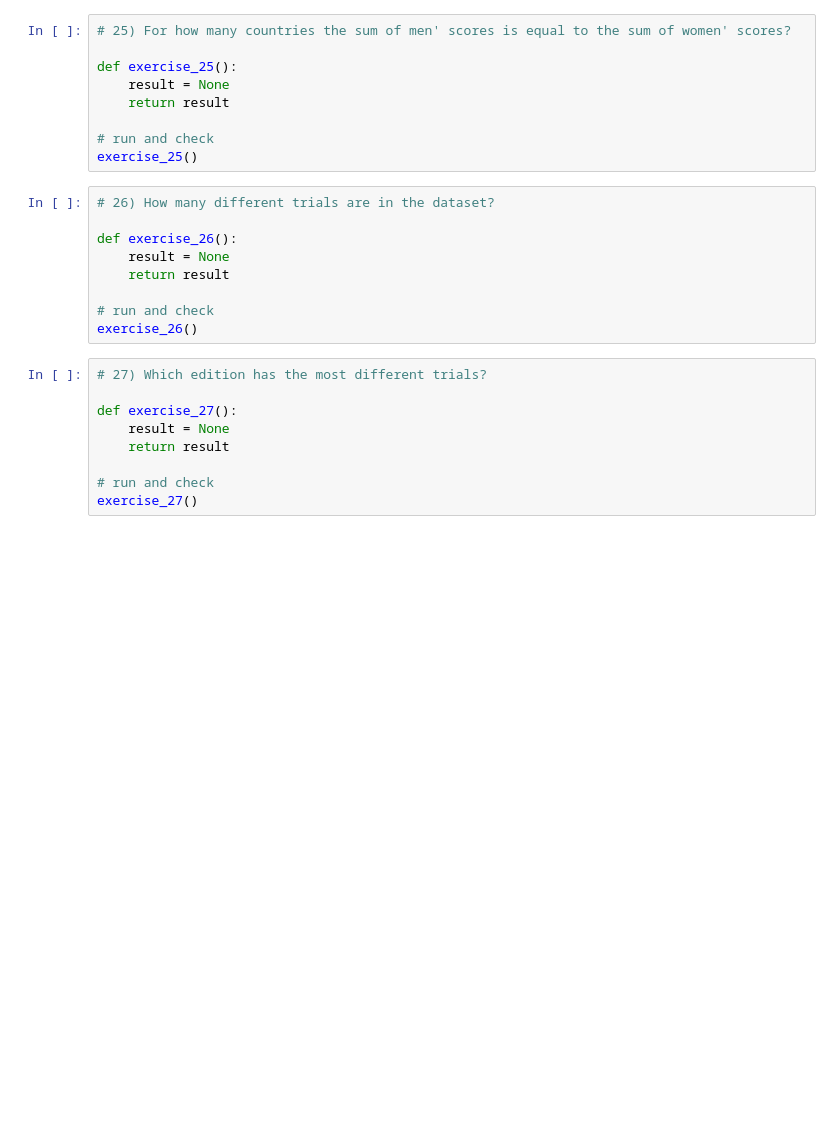
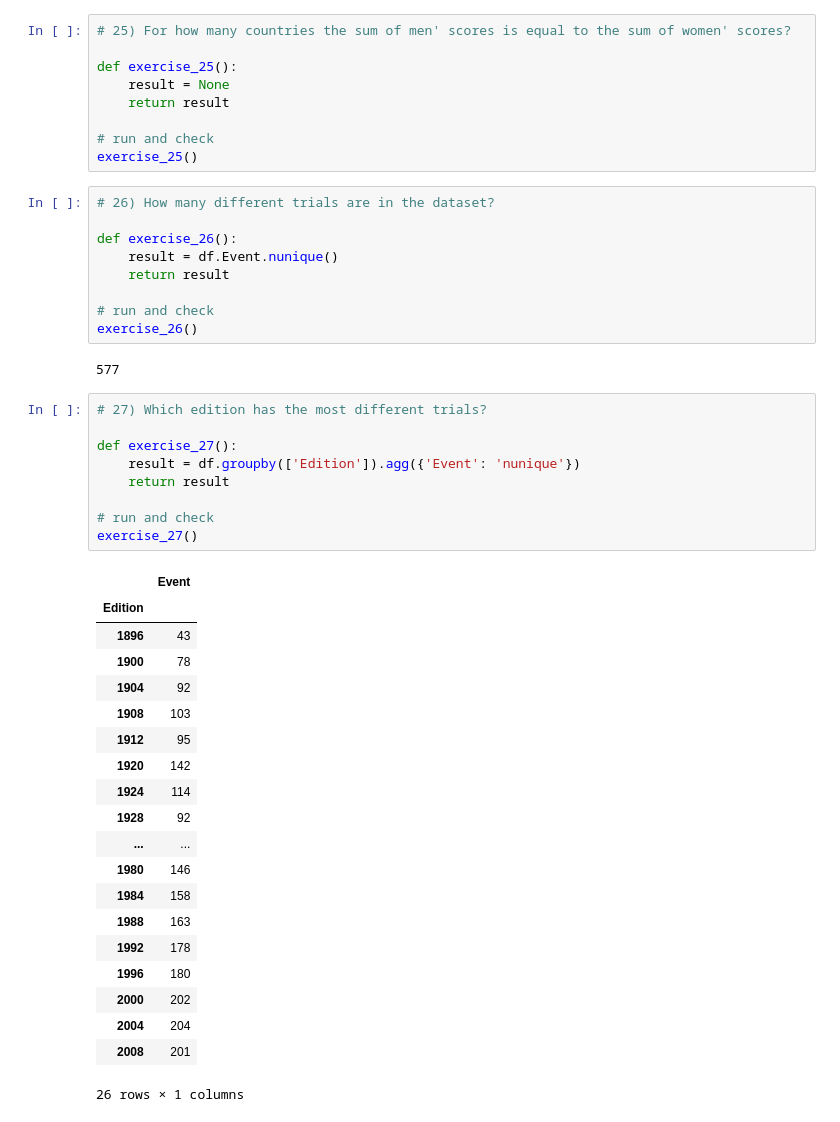
Before and after one commit to nphilou/beta-Carotene, a Jupyter notebook: jm/assignment_3.ipynb, the cells around one changed output. Saved outputs shown, nothing was run; the diff lists cells and outputs as text; blank space fills up the shorter version.

```diff
--- a/jm/assignment_3.ipynb
+++ b/jm/assignment_3.ipynb
@@ -400,20 +401,43 @@ exercise_25()
 # 26) How many different trials are in the dataset?
 
 def exercise_26():
-    result = None
+    result = df.Event.nunique()
     return result
 
 # run and check
 exercise_26()
+# %% [output]
+577
 # %%
 # 27) Which edition has the most different trials?
 
 def exercise_27():
-    result = None
+    result = df.groupby(['Edition']).agg({'Event': 'nunique'})
     return result
 
 # run and check
 exercise_27()
+# %% [output]
+|  | Event |
+| Edition |  |
+| 1896 | 43 |
+| 1900 | 78 |
+| 1904 | 92 |
+| 1908 | 103 |
+| 1912 | 95 |
+| 1920 | 142 |
+| 1924 | 114 |
+| 1928 | 92 |
+| ... | ... |
+| 1980 | 146 |
+| 1984 | 158 |
+| 1988 | 163 |
+| 1992 | 178 |
+| 1996 | 180 |
+| 2000 | 202 |
+| 2004 | 204 |
+| 2008 | 201 |
+26 rows × 1 columns
 # %%
 # 28) How many different first names are in the dataset?
 
```
Also changed, not shown: parts of 6 cells of this notebook, 6 other files.
